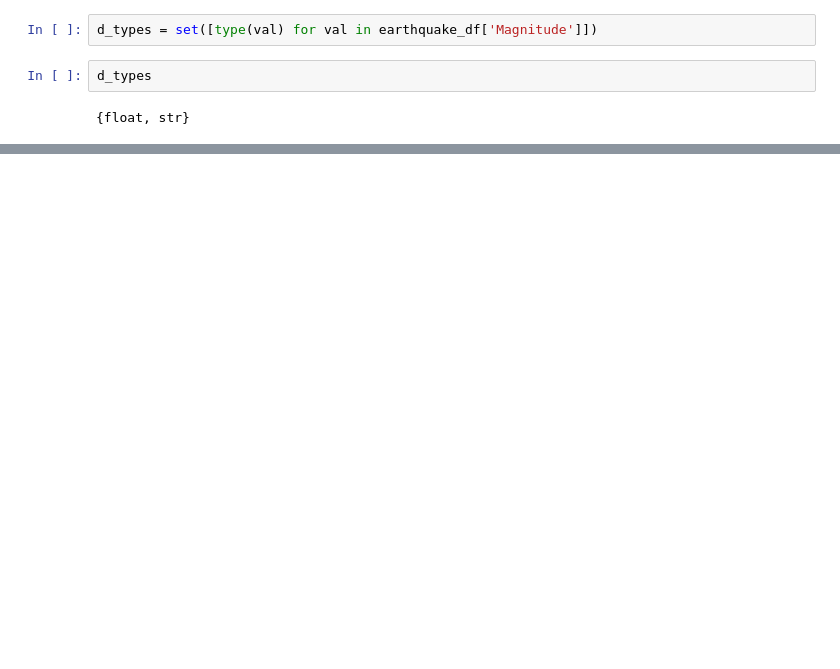
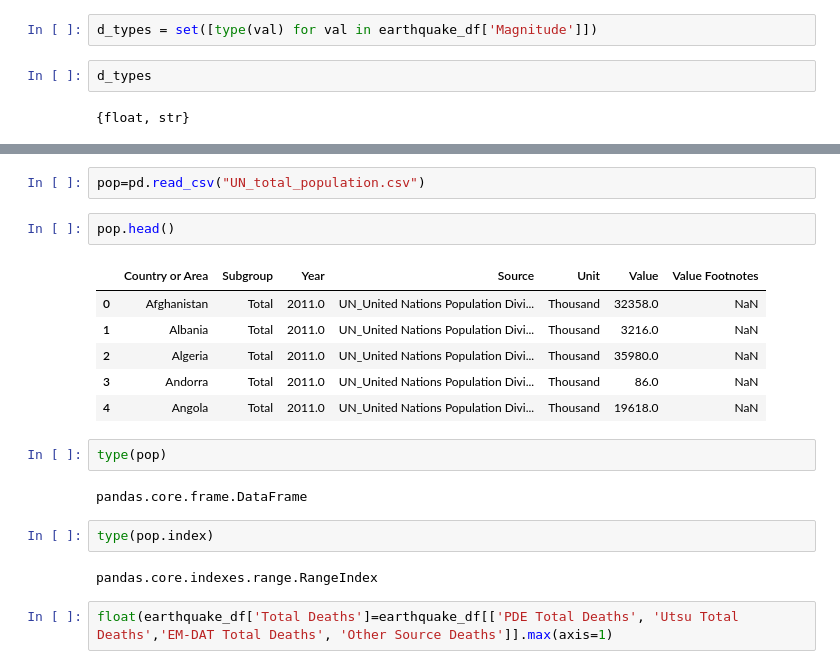
Before and after one commit to smitamisra/StrikingRobo_Earthquakes, a Jupyter notebook: DG_DQ3.ipynb, the cells around one changed output, grey strips where cells are left out. Cells and saved outputs as stored; diff of their text form; blank space fills up the shorter version.

Commit message:
import new data sets

```diff
--- a/DG_DQ3.ipynb
+++ b/DG_DQ3.ipynb
@@ -314,0 +417,21 @@ earthquake_df['']
+# %%
+pop=pd.read_csv("UN_total_population.csv")
+# %%
+pop.head()
+# %% [output]
+|  | Country or Area | Subgroup | Year | Source | Unit | Value | Value Footnotes |
+| 0 | Afghanistan | Total | 2011.0 | UN_United Nations Population Divi... | Thousand | 32358.0 | NaN |
+| 1 | Albania | Total | 2011.0 | UN_United Nations Population Divi... | Thousand | 3216.0 | NaN |
+| 2 | Algeria | Total | 2011.0 | UN_United Nations Population Divi... | Thousand | 35980.0 | NaN |
+| 3 | Andorra | Total | 2011.0 | UN_United Nations Population Divi... | Thousand | 86.0 | NaN |
+| 4 | Angola | Total | 2011.0 | UN_United Nations Population Divi... | Thousand | 19618.0 | NaN |
+# %%
+type(pop)
+# %% [output]
+pandas.core.frame.DataFrame
+# %%
+type(pop.index)
+# %% [output]
+pandas.core.indexes.range.RangeIndex
+# %%
+float(earthquake_df['Total Deaths']=earthquake_df[['PDE Total Deaths', 'Utsu Total Deaths','EM-DAT Total Deaths', 'Other Source Deaths']].max(axis=1)
```
Also changed, not shown: parts of 30 cells of this notebook, 2 other files.
